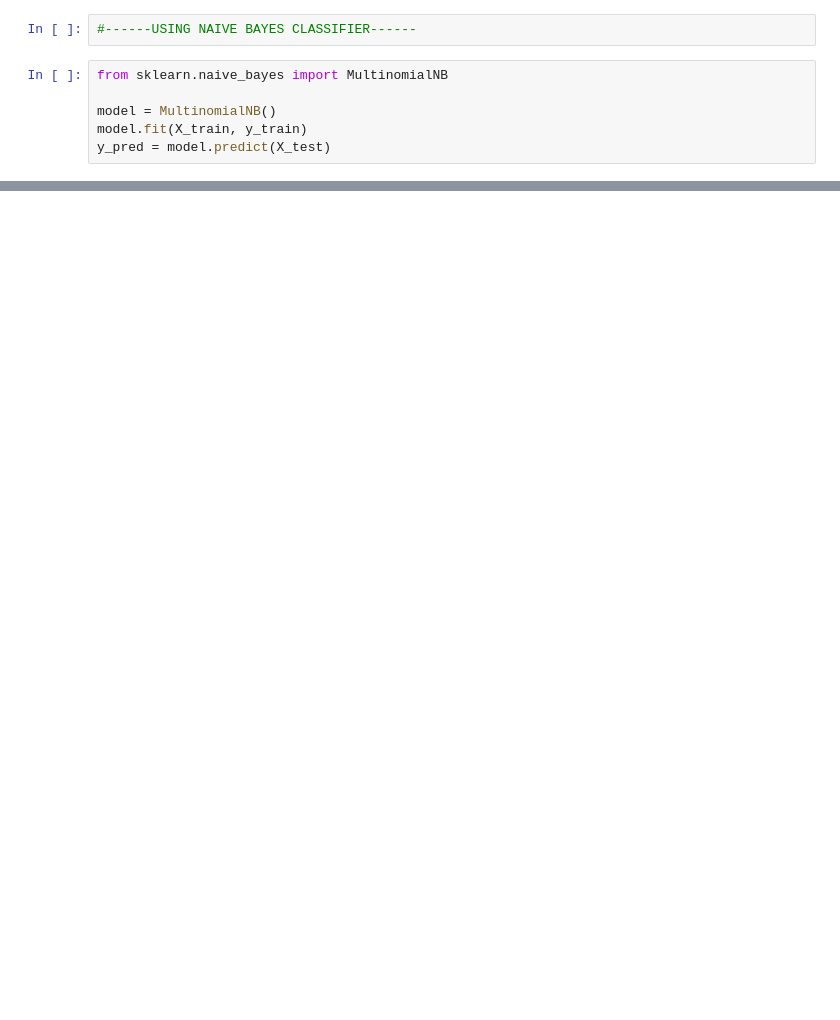
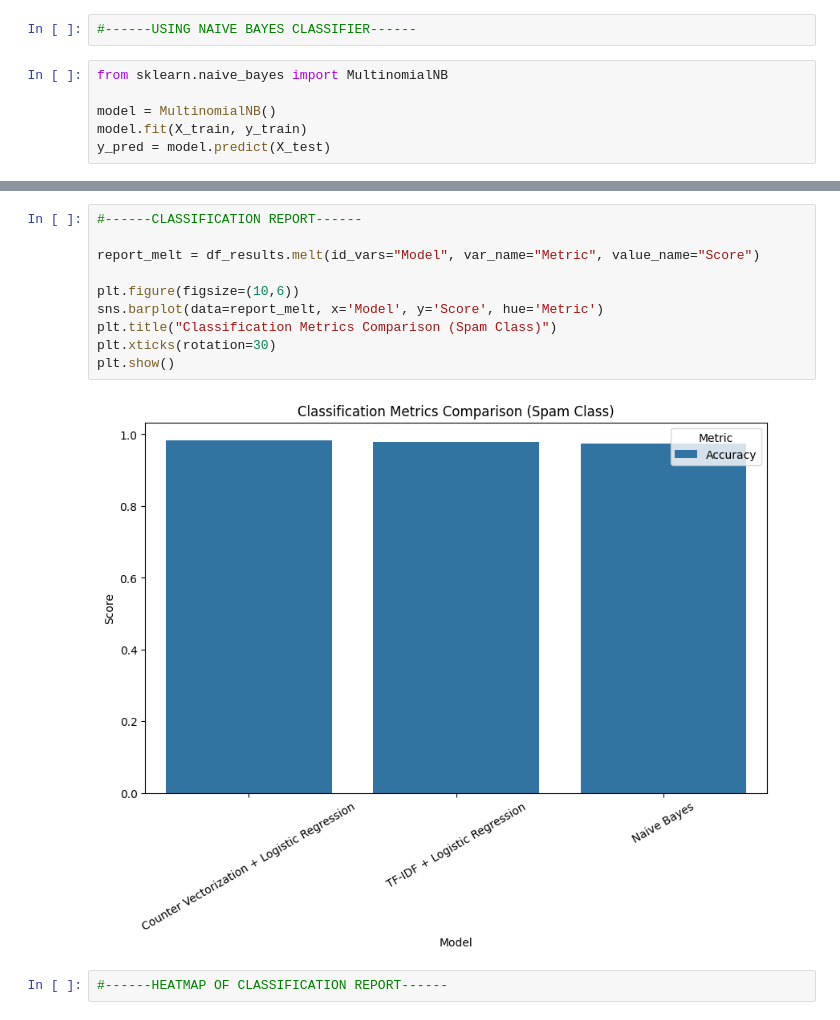
Before and after one commit to AaryanVibeCoder/nlp-vectorization-model-comparison, a Jupyter notebook: notebooks/vectorization_and_model.ipynb, the cells around one changed output, grey strips where cells are left out. Saved outputs shown, nothing was run; the diff lists cells and outputs as text; blank space fills up the shorter version.

```diff
--- a/notebooks/vectorization_and_model.ipynb
+++ b/notebooks/vectorization_and_model.ipynb
@@ -218,0 +236,14 @@ print(df_results.sort_values(by="Accuracy", ascending=False))
+# %%
+#------CLASSIFICATION REPORT------
+
+report_melt = df_results.melt(id_vars="Model", var_name="Metric", value_name="Score")
+
+plt.figure(figsize=(10,6))
+sns.barplot(data=report_melt, x='Model', y='Score', hue='Metric')
+plt.title("Classification Metrics Comparison (Spam Class)")
+plt.xticks(rotation=30)
+plt.show()
+# %% [output]
+[figure, added]
+# %%
+#------HEATMAP OF CLASSIFICATION REPORT------
```
Also changed, not shown: parts of 13 cells of this notebook, 3 other files.
